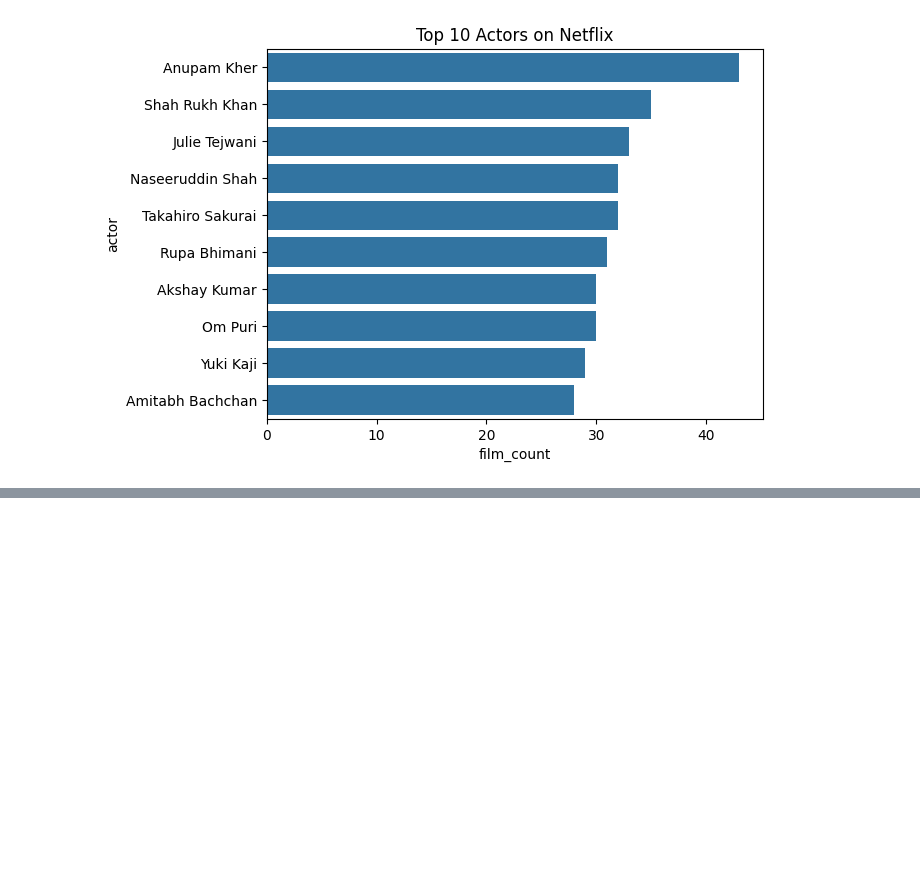
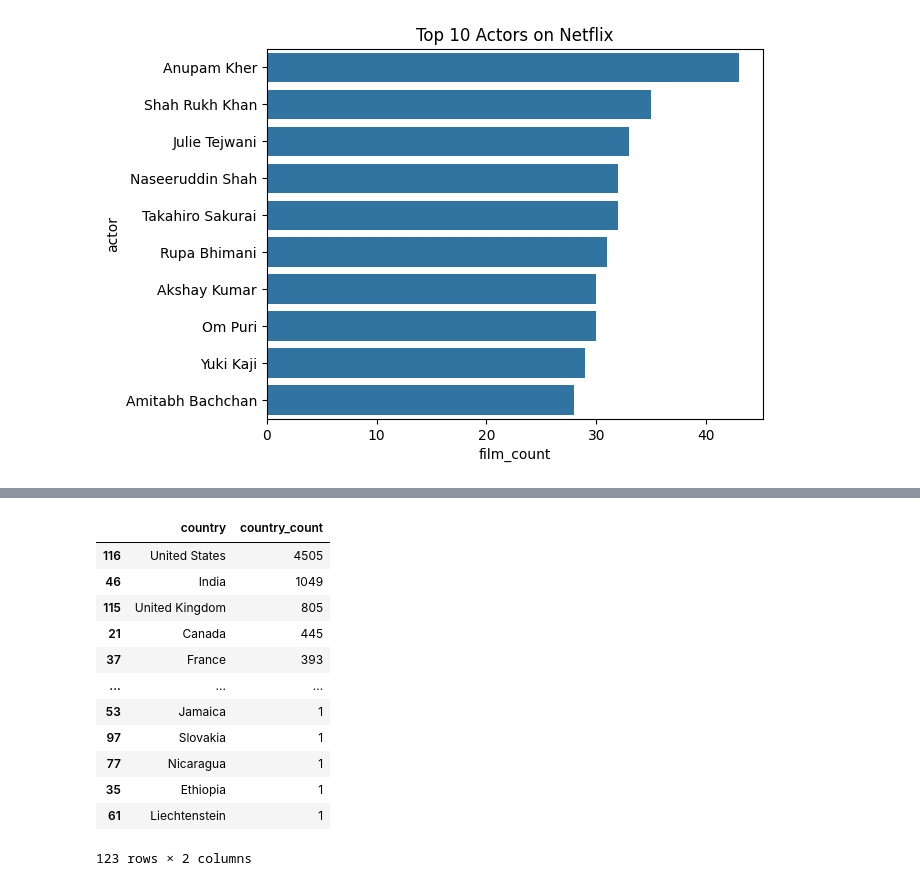
Before and after one commit to pragnakulkarni/Netflix-Movies-and-TV-Shows, a Jupyter notebook: Welcome_To_Colab.ipynb, the cells around one changed output, grey strips where cells are left out. Cells and saved outputs as stored; diff of their text form; code cells hidden in the pictures; blank space fills up the shorter version.

```diff
--- a/Welcome_To_Colab.ipynb
+++ b/Welcome_To_Colab.ipynb
@@ -336,0 +360,17 @@ plt.show()
+# %%
+all_countries = all_countries.sort_values(by = 'country_count', ascending = False)
+all_countries
+# %% [output]
+|  | country | country_count |
+| 116 | United States | 4505 |
+| 46 | India | 1049 |
+| 115 | United Kingdom | 805 |
+| 21 | Canada | 445 |
+| 37 | France | 393 |
+| ... | ... | ... |
+| 53 | Jamaica | 1 |
+| 97 | Slovakia | 1 |
+| 77 | Nicaragua | 1 |
+| 35 | Ethiopia | 1 |
+| 61 | Liechtenstein | 1 |
+123 rows × 2 columns
```
Also changed, not shown: parts of 4 cells of this notebook.
